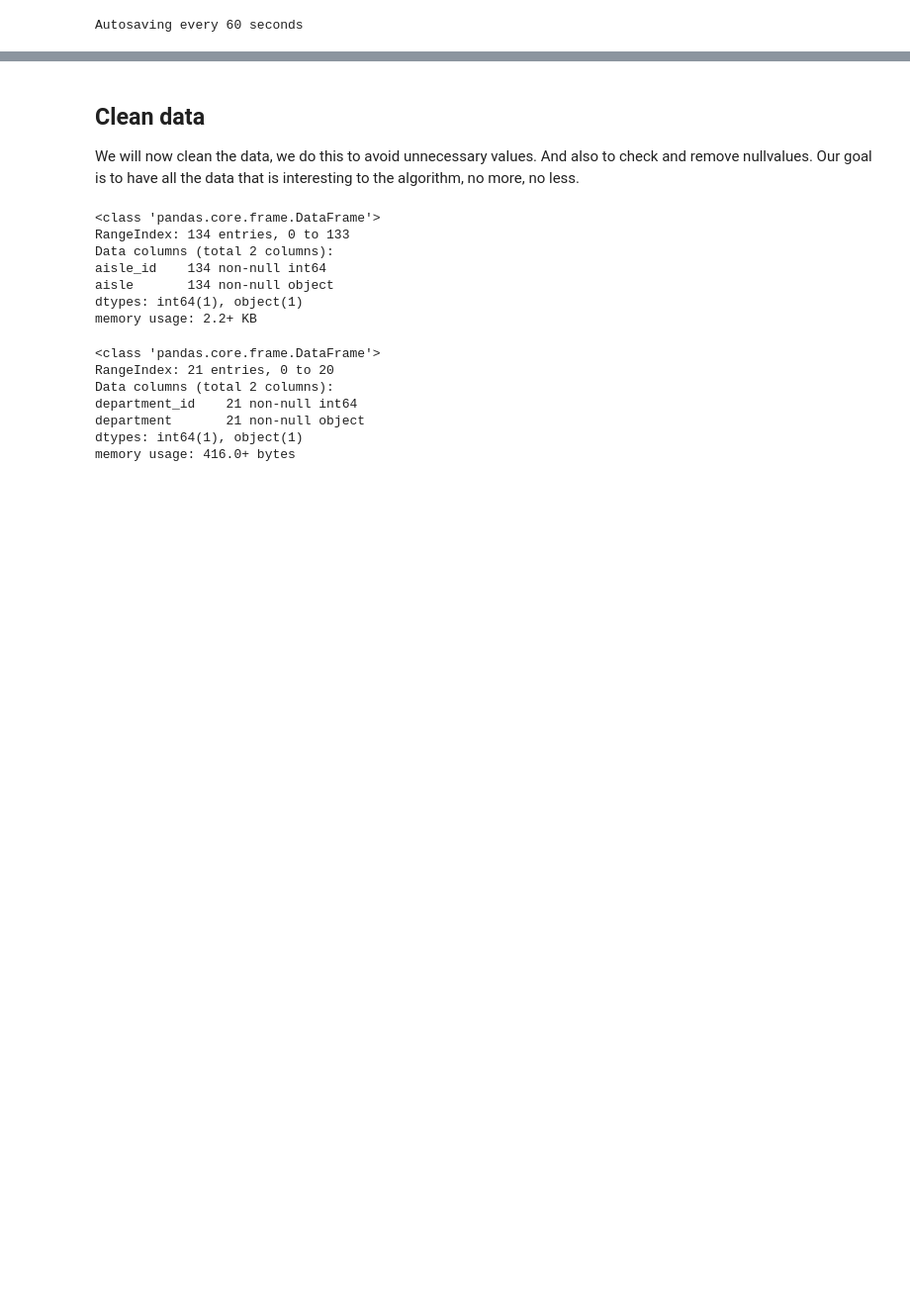
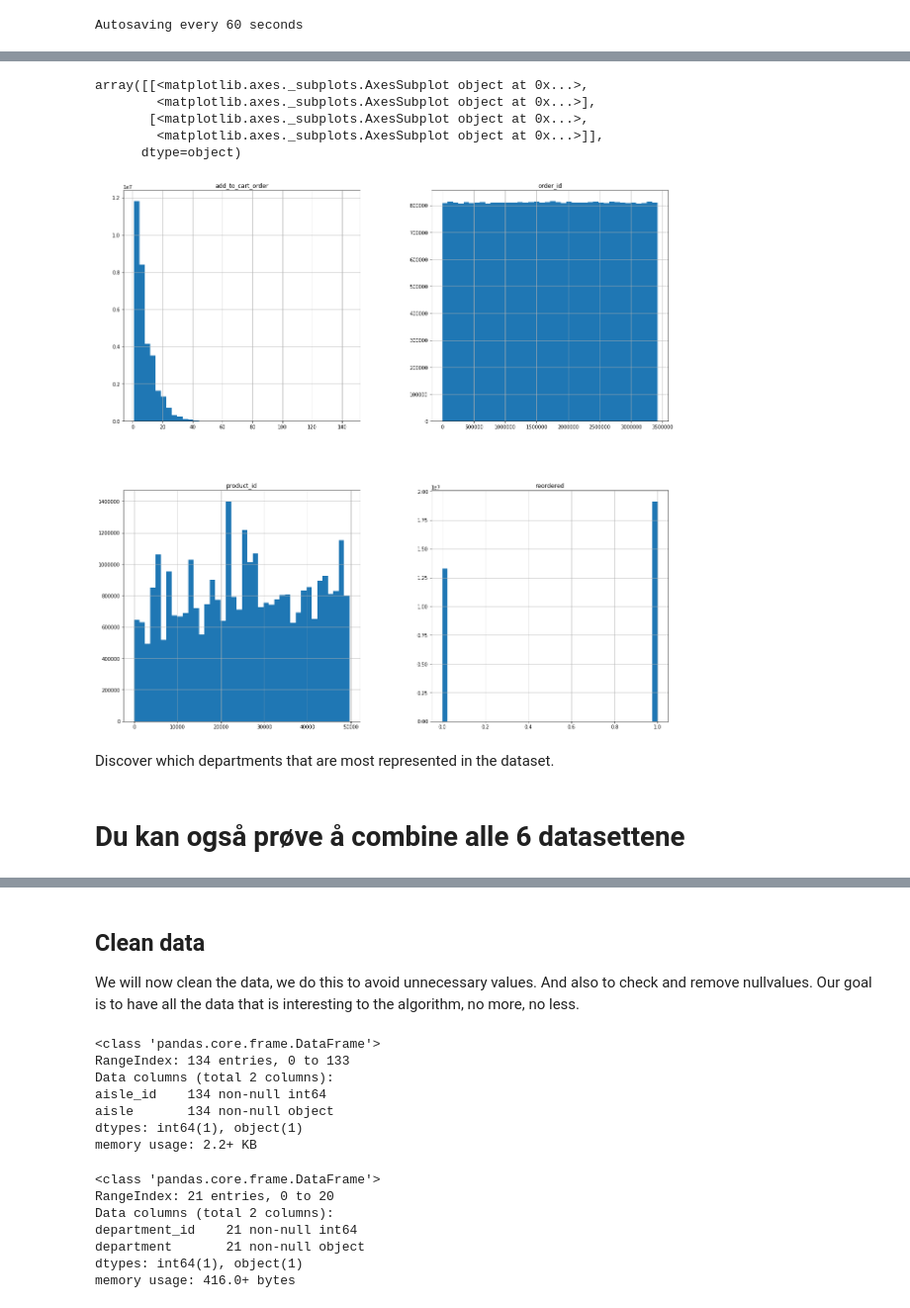
Before and after one commit to h181198/Sales-Prediction-ML, a Jupyter notebook: Instacart Market Basket Analysis.ipynb, the cells around one changed output, grey strips where cells are left out. Shown at 99% size. Cells and saved outputs as stored; diff of their text form; code cells hidden in the pictures; blank space fills up the shorter version.

```diff
--- a/Instacart Market Basket Analysis.ipynb
+++ b/Instacart Market Basket Analysis.ipynb
@@ -47,0 +64,13 @@ ailes, departments, prior_order, train_order, orders, products = load_all_sets()
+# %%
+prior_order.hist(bins=40, figsize=(20,20))
+# %% [output]
+array([[<matplotlib.axes._subplots.AxesSubplot object at 0x...>,
+        <matplotlib.axes._subplots.AxesSubplot object at 0x...>],
+       [<matplotlib.axes._subplots.AxesSubplot object at 0x...>,
+        <matplotlib.axes._subplots.AxesSubplot object at 0x...>]],
+      dtype=object)
+[figure, added]
+# %% [markdown]
+Discover which departments that are most represented in the dataset.
+# %% [markdown]
+# Du kan også prøve å combine alle 6 datasettene
```
Also changed, not shown: parts of 29 cells of this notebook.
